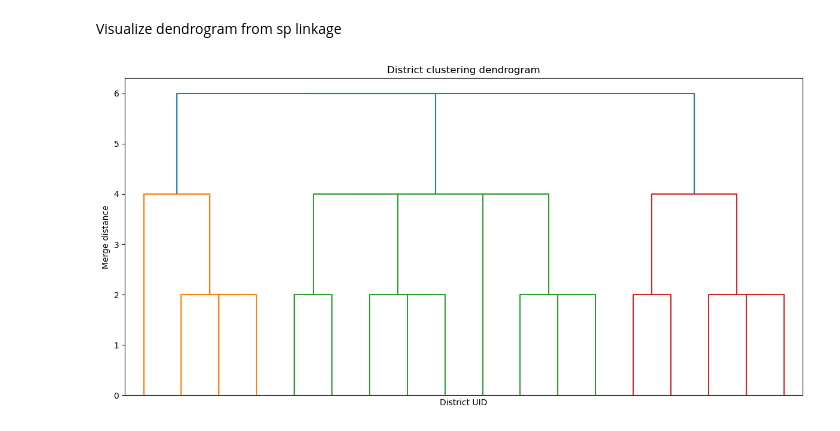
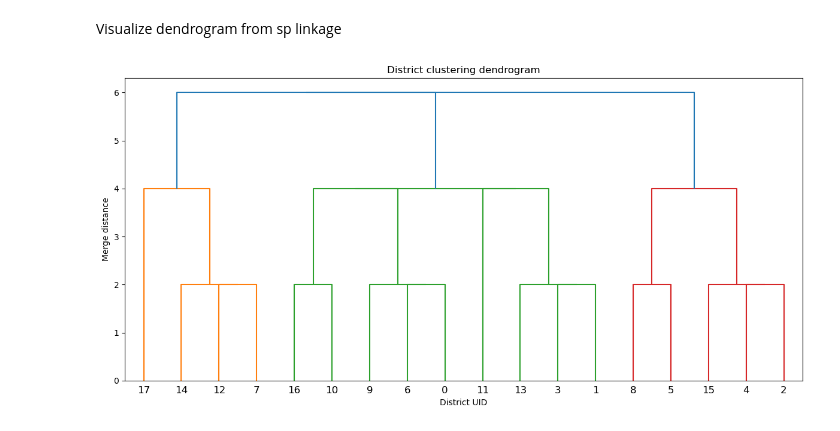
Before and after one commit to EdwardZhangYale/gmstrat, a Jupyter notebook: demo.ipynb, the cells around one changed output. Cells and saved outputs as stored; diff of their text form; code cells hidden in the pictures.

```diff
--- a/demo.ipynb
+++ b/demo.ipynb
@@ -28,14 +28,15 @@ from utils import (
     plot_plan,
     plot_words_centroids,
     plot_words_list,
+    plot_district_by_uid,
 )
 from word import PlanWordBuilder, WordStat
 from scipy.cluster.hierarchy import dendrogram, linkage
 
-PRECINCT_FN = "data/graph/grid_graph_5_by_5.json"
-SAMPLE_FN = "local/output/grid5x5/atlas.jsonl.gz"
-OUT_DIR = "local/output/grid5x5/processed"
-gdf = generate_grid_shape(5)
+PRECINCT_FN = "data/graph/grid_graph_3_by_3.json"
+SAMPLE_FN = "local/output/grid3x3/atlas.jsonl.gz"
+OUT_DIR = "local/output/grid3x3/processed"
+gdf = generate_grid_shape(3)
 # %%
 sp = SampleProcessor(PRECINCT_FN, OUT_DIR)
 # run this once to process samples and dump artifacts for future use
@@ -86,7 +87,7 @@ Next, we run hcc and infer clusters at a given number of letters.
 sp.load_distance_matrix()
 sp.ensure_linkage()
 
-num_letters = 20
+num_letters = 18
 hc = HClusters(sp)
 hc.update_clusters(num_letters)
 hc.kcentroids()
@@ -147,15 +148,15 @@ for i, row in df_top.iterrows():
 # %% [markdown]
 Visualize dendrogram from sp linkage
 # %%
-def plot_dendrogram_from_linkage(Z, no_labels=True):
+def plot_dendrogram_from_linkage(Z, no_labels=False):
     fig, ax = plt.subplots(figsize=(12, 6))
     dendrogram(Z, ax=ax, no_labels=no_labels)
     ax.set_xlabel("District UID")
     ax.set_ylabel("Merge distance")
     ax.set_title("District clustering dendrogram")
     plt.tight_layout()
     plt.show()
 
 plot_dendrogram_from_linkage(np.load(sp.paths.linkage).astype(np.float64))
 # %% [output]
-[figure, old version]
+[figure, new version]
```
Also changed, not shown: parts of 3 cells of this notebook, 4 other files.
